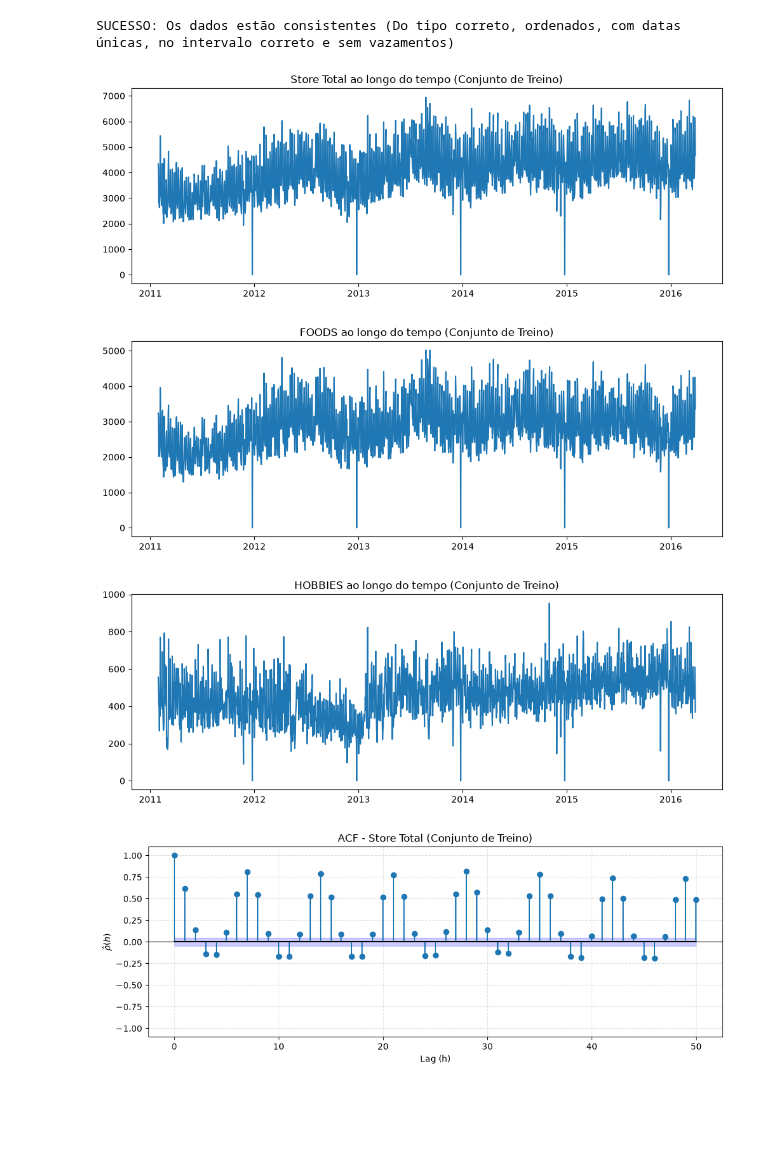
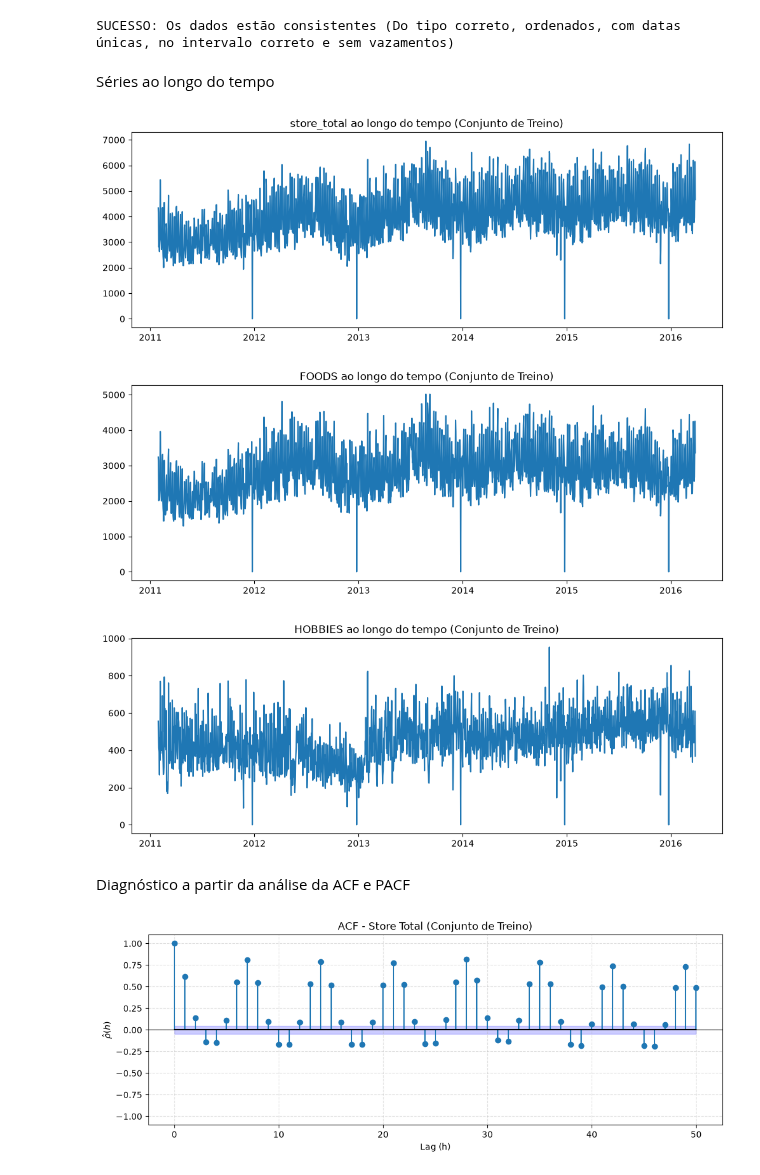
Before and after one commit to mistercapote/time-series-a2-2026, a Jupyter notebook: main.ipynb, the cells around one changed output. Cells and saved outputs as stored; diff of their text form; code cells hidden in the pictures; blank space fills up the shorter version.

```diff
--- a/main.ipynb
+++ b/main.ipynb
@@ -21,12 +23,13 @@ DATA_FIM_VAL = "2016-04-24"
 # %%
-train_data = data.carregar_dados_e_tratar_data(
+train_data = data.carregar_dados(
     caminho=CAMINHO_TRAIN, data_fim=DATA_FIM_TRAIN
 )
-val_data = data.carregar_dados_e_tratar_data(
+val_data = data.carregar_dados(
     caminho=CAMINHO_VAL, data_inicio=DATA_INICIO_VAL, data_fim=DATA_FIM_VAL
 )
 
 full_data = data.construir_full_data(train_data, val_data)
+labels = full_data.columns[1:]
 # %%
 print(train_data.head())
 # %% [output]
@@ -55,36 +58,21 @@ testes.verificar_consistencia(
 )
 # %% [output]
 SUCESSO: Os dados estão consistentes (Do tipo correto, ordenados, com datas únicas, no intervalo correto e sem vazamentos)
-# %%
-viz.grafico_temporal(
-    train_data["store_total"],
-    train_data["date"],
-    titulo="Store Total ao longo do tempo (Conjunto de Treino)",
-    data_inicio=None,
-    data_fim=None,
-)
-# %% [output]
-[figure, removed]
+# %% [markdown]
+Séries ao longo do tempo
 # %%
-viz.grafico_temporal(
-    train_data["FOODS"],
-    train_data["date"],
-    titulo="FOODS ao longo do tempo (Conjunto de Treino)",
-    data_inicio=None,
-    data_fim=None,
-)
+for label in labels:
+	viz.grafico_temporal(
+		train_data[label],
+		train_data["date"],
+		titulo=f"{label} ao longo do tempo (Conjunto de Treino)"
+	)
 # %% [output]
-[figure, old version]
+[figure, new version]
+[figure, added]
+[figure, added]
-# %%
-viz.grafico_temporal(
-    train_data["HOBBIES"],
-    train_data["date"],
-    titulo="HOBBIES ao longo do tempo (Conjunto de Treino)",
-    data_inicio=None,
-    data_fim=None,
-)
-# %% [output]
-[figure, removed]
+# %% [markdown]
+Diagnóstico a partir da análise da ACF e PACF
 # %%
 # ACF e PACF para o Store Total no conjunto de treino
 
```
Also changed, not shown: parts of 2 cells of this notebook, 1 other file.
